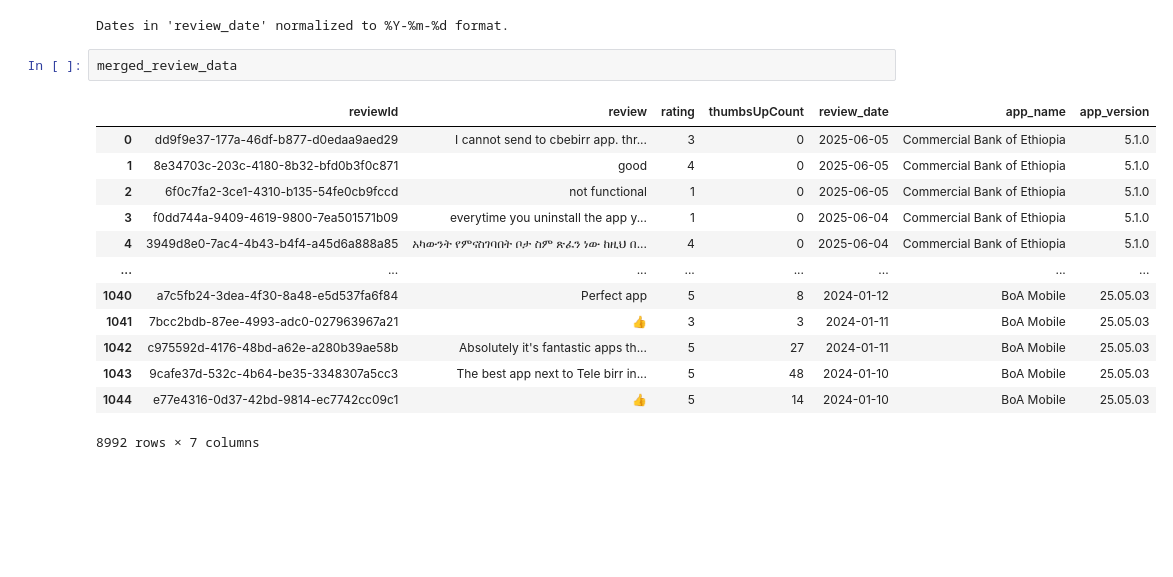
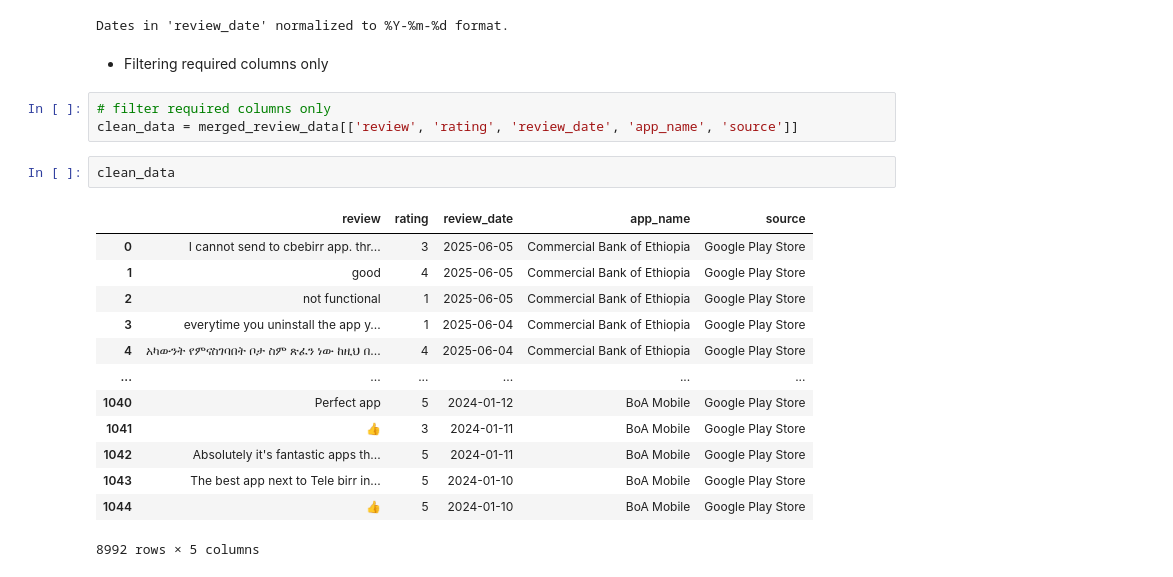
Before and after one commit to Jonepeter/fintech-customer-experience-analytics, a Jupyter notebook: notebooks/data_collection_preprocessing.ipynb, the cells around one changed output. Cells and saved outputs as stored; diff of their text form; blank space fills up the shorter version.

Commit message:
chore(notebook): implement save cleaned review dataset

```diff
--- a/notebooks/data_collection_preprocessing.ipynb
+++ b/notebooks/data_collection_preprocessing.ipynb
@@ -119,19 +118,24 @@ Duplicates removed successfully.
 merged_review_data = normalize_dates(merged_review_data, 'review_date')
 # %% [output]
 Dates in 'review_date' normalized to %Y-%m-%d format.
+# %% [markdown]
+- Filtering required columns only
+# %%
+# filter required columns only
+clean_data = merged_review_data[['review', 'rating', 'review_date', 'app_name', 'source']]
 # %%
-merged_review_data
+clean_data
 # %% [output]
-|  | reviewId | review | rating | thumbsUpCount | review_date | app_name | app_version |
-| 0 | dd9f9e37-177a-46df-b877-d0edaa9aed29 | I cannot send to cbebirr app. thr... | 3 | 0 | 2025-06-05 | Commercial Bank of Ethiopia | 5.1.0 |
-| 1 | 8e34703c-203c-4180-8b32-bfd0b3f0c871 | good | 4 | 0 | 2025-06-05 | Commercial Bank of Ethiopia | 5.1.0 |
-| 2 | 6f0c7fa2-3ce1-4310-b135-54fe0cb9fccd | not functional | 1 | 0 | 2025-06-05 | Commercial Bank of Ethiopia | 5.1.0 |
-| 3 | f0dd744a-9409-4619-9800-7ea501571b09 | everytime you uninstall the app y... | 1 | 0 | 2025-06-04 | Commercial Bank of Ethiopia | 5.1.0 |
-| 4 | 3949d8e0-7ac4-4b43-b4f4-a45d6a888a85 | አካውንት የምናስገባበት ቦታ ስም ጽፈን ነው ከዚህ በ... | 4 | 0 | 2025-06-04 | Commercial Bank of Ethiopia | 5.1.0 |
-| ... | ... | ... | ... | ... | ... | ... | ... |
-| 1040 | a7c5fb24-3dea-4f30-8a48-e5d537fa6f84 | Perfect app | 5 | 8 | 2024-01-12 | BoA Mobile | 25.05.03 |
-| 1041 | 7bcc2bdb-87ee-4993-adc0-027963967a21 | 👍 | 3 | 3 | 2024-01-11 | BoA Mobile | 25.05.03 |
-| 1042 | c975592d-4176-48bd-a62e-a280b39ae58b | Absolutely it's fantastic apps th... | 5 | 27 | 2024-01-11 | BoA Mobile | 25.05.03 |
-| 1043 | 9cafe37d-532c-4b64-be35-3348307a5cc3 | The best app next to Tele birr in... | 5 | 48 | 2024-01-10 | BoA Mobile | 25.05.03 |
-| 1044 | e77e4316-0d37-42bd-9814-ec7742cc09c1 | 👍 | 5 | 14 | 2024-01-10 | BoA Mobile | 25.05.03 |
+|  | review | rating | review_date | app_name | source |
+| 0 | I cannot send to cbebirr app. thr... | 3 | 2025-06-05 | Commercial Bank of Ethiopia | Google Play Store |
+| 1 | good | 4 | 2025-06-05 | Commercial Bank of Ethiopia | Google Play Store |
+| 2 | not functional | 1 | 2025-06-05 | Commercial Bank of Ethiopia | Google Play Store |
+| 3 | everytime you uninstall the app y... | 1 | 2025-06-04 | Commercial Bank of Ethiopia | Google Play Store |
+| 4 | አካውንት የምናስገባበት ቦታ ስም ጽፈን ነው ከዚህ በ... | 4 | 2025-06-04 | Commercial Bank of Ethiopia | Google Play Store |
+| ... | ... | ... | ... | ... | ... |
+| 1040 | Perfect app | 5 | 2024-01-12 | BoA Mobile | Google Play Store |
+| 1041 | 👍 | 3 | 2024-01-11 | BoA Mobile | Google Play Store |
+| 1042 | Absolutely it's fantastic apps th... | 5 | 2024-01-11 | BoA Mobile | Google Play Store |
+| 1043 | The best app next to Tele birr in... | 5 | 2024-01-10 | BoA Mobile | Google Play Store |
+| 1044 | 👍 | 5 | 2024-01-10 | BoA Mobile | Google Play Store |
-8992 rows × 7 columns
+8992 rows × 5 columns
```
Also changed, not shown: parts of 8 cells of this notebook.
